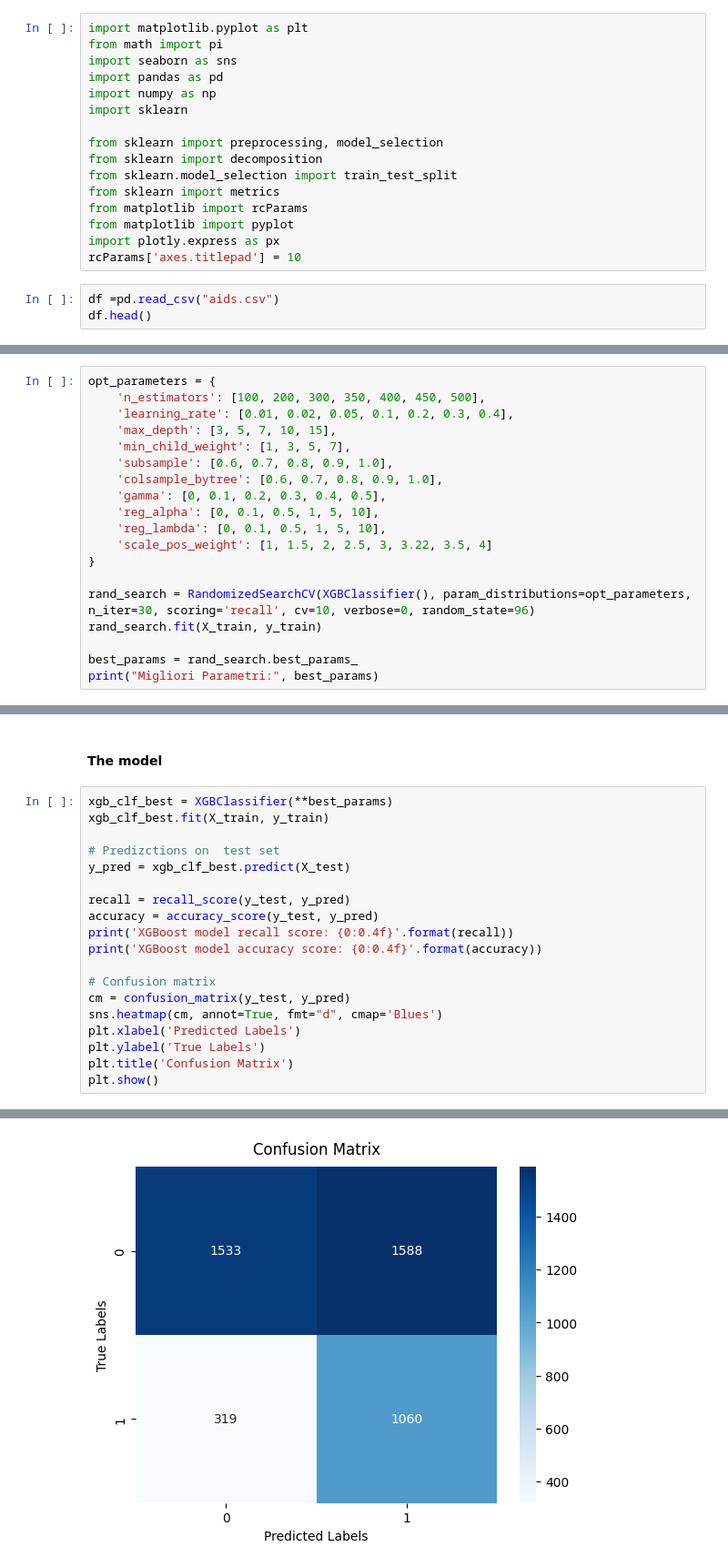
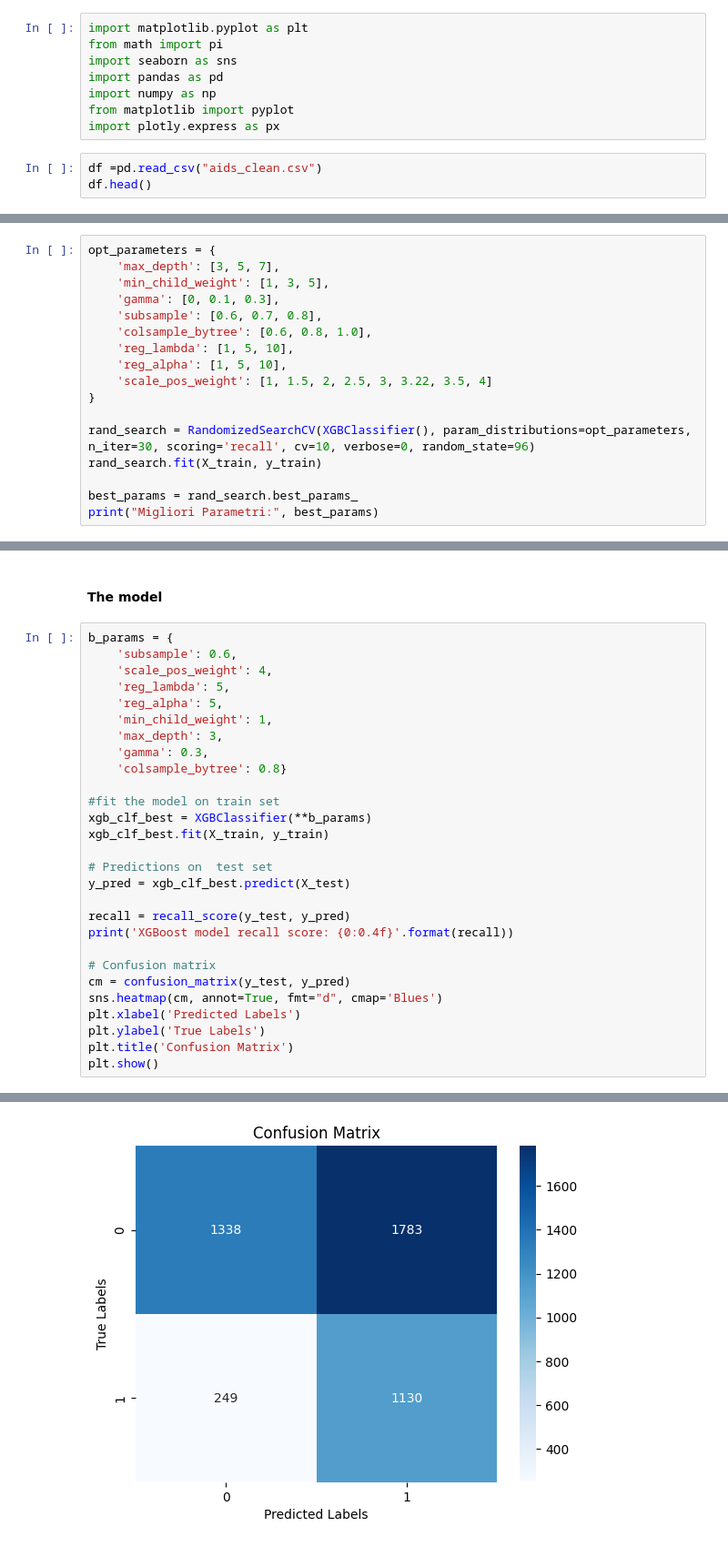
Before and after one commit to mariateresa6/Interpretable-Machine-Learning-on-AIDS-dataset, a Jupyter notebook: predictions.ipynb, the cells around one changed output, grey strips where cells are left out. Shown at 91% size. Saved outputs shown, nothing was run; the diff lists cells and outputs as text.

```diff
--- a/predictions.ipynb
+++ b/predictions.ipynb
@@ -8,17 +8,9 @@ from math import pi
 import seaborn as sns
 import pandas as pd
 import numpy as np
-import sklearn
-
-from sklearn import preprocessing, model_selection
-from sklearn import decomposition
-from sklearn.model_selection import train_test_split
-from sklearn import metrics
-from matplotlib import rcParams
 from matplotlib import pyplot
 import plotly.express as px
-rcParams['axes.titlepad'] = 10
 # %%
-df =pd.read_csv("aids.csv")
+df =pd.read_csv("aids_clean.csv")
 df.head()
 # %% [output]
@@ -73,15 +62,13 @@ print(len(y_train==0)/len(y_train[y_train==1]))
 #### Hyperparameters tuning
 # %%
 opt_parameters = {
-    'n_estimators': [100, 200, 300, 350, 400, 450, 500],
-    'learning_rate': [0.01, 0.02, 0.05, 0.1, 0.2, 0.3, 0.4],
-    'max_depth': [3, 5, 7, 10, 15],
-    'min_child_weight': [1, 3, 5, 7],
-    'subsample': [0.6, 0.7, 0.8, 0.9, 1.0],
-    'colsample_bytree': [0.6, 0.7, 0.8, 0.9, 1.0],
-    'gamma': [0, 0.1, 0.2, 0.3, 0.4, 0.5],
-    'reg_alpha': [0, 0.1, 0.5, 1, 5, 10],
-    'reg_lambda': [0, 0.1, 0.5, 1, 5, 10],
+    'max_depth': [3, 5, 7],
+    'min_child_weight': [1, 3, 5],
+    'gamma': [0, 0.1, 0.3],
+    'subsample': [0.6, 0.7, 0.8],
+    'colsample_bytree': [0.6, 0.8, 1.0],
+    'reg_lambda': [1, 5, 10],
+    'reg_alpha': [1, 5, 10],
     'scale_pos_weight': [1, 1.5, 2, 2.5, 3, 3.22, 3.5, 4]
 }
 
@@ -95,16 +82,25 @@ Migliori Parametri: {'subsample': 0.7, 'scale_pos_weight': 3, 'reg_lambda': 5, '
 # %% [markdown]
 #### The model
 # %%
-xgb_clf_best = XGBClassifier(**best_params)
+b_params = {
+    'subsample': 0.6,
+    'scale_pos_weight': 4,
+    'reg_lambda': 5,
+    'reg_alpha': 5,
+    'min_child_weight': 1,
+    'max_depth': 3,
+    'gamma': 0.3,
+    'colsample_bytree': 0.8}
+
+#fit the model on train set
+xgb_clf_best = XGBClassifier(**b_params)
 xgb_clf_best.fit(X_train, y_train)
 
-# Predizctions on  test set
+# Predictions on  test set
 y_pred = xgb_clf_best.predict(X_test)
 
 recall = recall_score(y_test, y_pred)
-accuracy = accuracy_score(y_test, y_pred)
 print('XGBoost model recall score: {0:0.4f}'.format(recall))
-print('XGBoost model accuracy score: {0:0.4f}'.format(accuracy))
 
 # Confusion matrix
 cm = confusion_matrix(y_test, y_pred)
@@ -119 +114 @@ XGBoost model accuracy score: 0.5762
-[figure, old version]
+[figure, new version]
```
Also changed, not shown: parts of 6 cells of this notebook, 3 other files.
